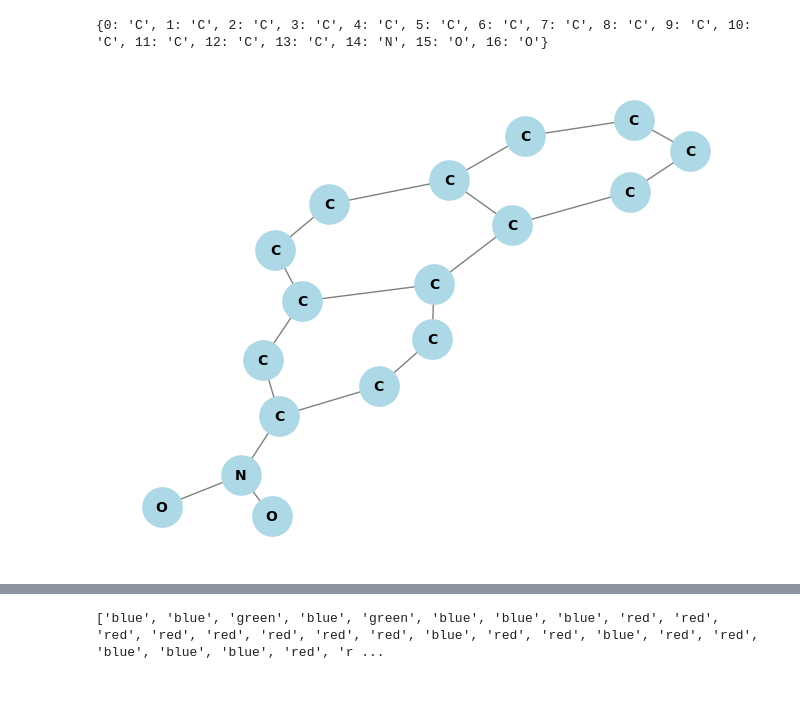
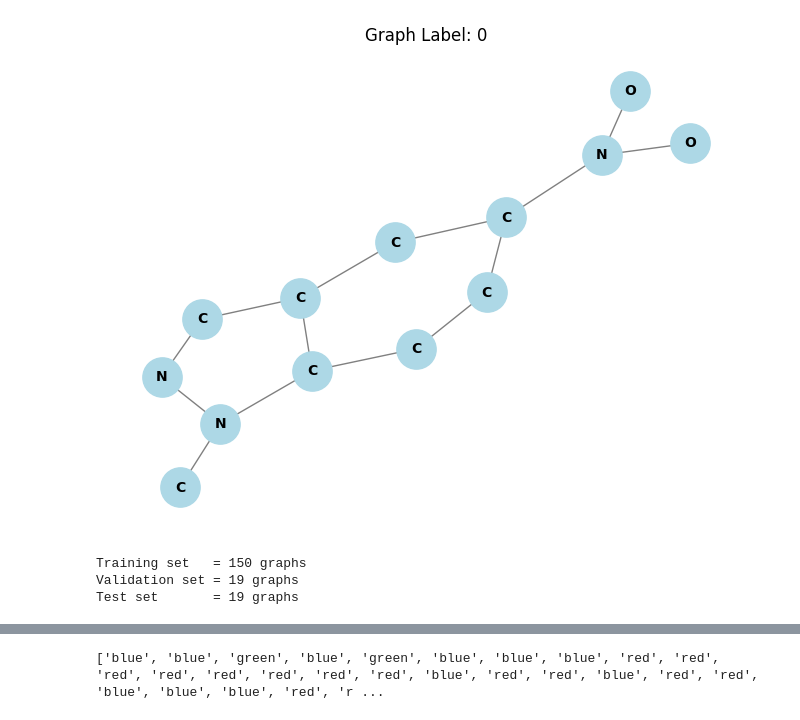
Before and after one commit to giahuy1311/Lore, a Jupyter notebook: experiments/run_mutag.ipynb, the cells around one changed output, grey strips where cells are left out. Drawn from its saved outputs; the diff is of its cells as text; code cells hidden in the pictures; blank space fills up the shorter version.

```diff
--- a/experiments/run_mutag.ipynb
+++ b/experiments/run_mutag.ipynb
@@ -11,22 +21,36 @@ data = dataset[0]
-# %%
-atom_types = ["C", "N", "O", "F", "I", "Cl", "Br"]
-
-node_labels = {i: atom_types[x.argmax().item()] for i, x in enumerate(data.x)}
-print(node_labels)
-# %% [output]
-{0: 'C', 1: 'C', 2: 'C', 3: 'C', 4: 'C', 5: 'C', 6: 'C', 7: 'C', 8: 'C', 9: 'C', 10: 'C', 11: 'C', 12: 'C', 13: 'C', 14: 'N', 15: 'O', 16: 'O'}
 # %%
 import networkx as nx
 from torch_geometric.utils import to_networkx
 from matplotlib import pyplot as plt
+import random
 
+data = random.choice(dataset)
 G = to_networkx(data, to_undirected=True)
 
 pos = nx.spring_layout(G)
-nx.draw(G, pos, with_labels=True, labels=node_labels, node_color="lightblue", edge_color="gray", node_size=800, font_size=10, font_weight="bold")
+atom_types = ["C", "N", "O", "F", "I", "Cl", "Br"]
+
+node_labels = {i: atom_types[x.argmax().item()] for i, x in enumerate(data.x)}
+nx.draw(G, pos, labels=node_labels, node_color="lightblue", edge_color="gray", node_size=800, font_size=10, font_weight="bold")
+# show label graph
+y = data.y.item()
+plt.title(f"Graph Label: {y}")
 plt.show()
 # %% [output]
-[figure, old version]
+[figure, new version]
+# %%
+train_dataset, val_dataset, test_dataset = dataset[:150], dataset[150:169], dataset[169:]
+
+print(f'Training set   = {len(train_dataset)} graphs')
+print(f'Validation set = {len(val_dataset)} graphs')
+print(f'Test set       = {len(test_dataset)} graphs')
+train_loader = DataLoader(train_dataset, batch_size=32, shuffle=True)
+val_loader = DataLoader(val_dataset, batch_size=32, shuffle=False)
+test_loader = DataLoader(test_dataset, batch_size=32, shuffle=False)
+# %% [output]
+Training set   = 150 graphs
+Validation set = 19 graphs
+Test set       = 19 graphs
 # %%
 import sys
 import os
```
Also changed, not shown: parts of 14 cells of this notebook, 24 other files.
